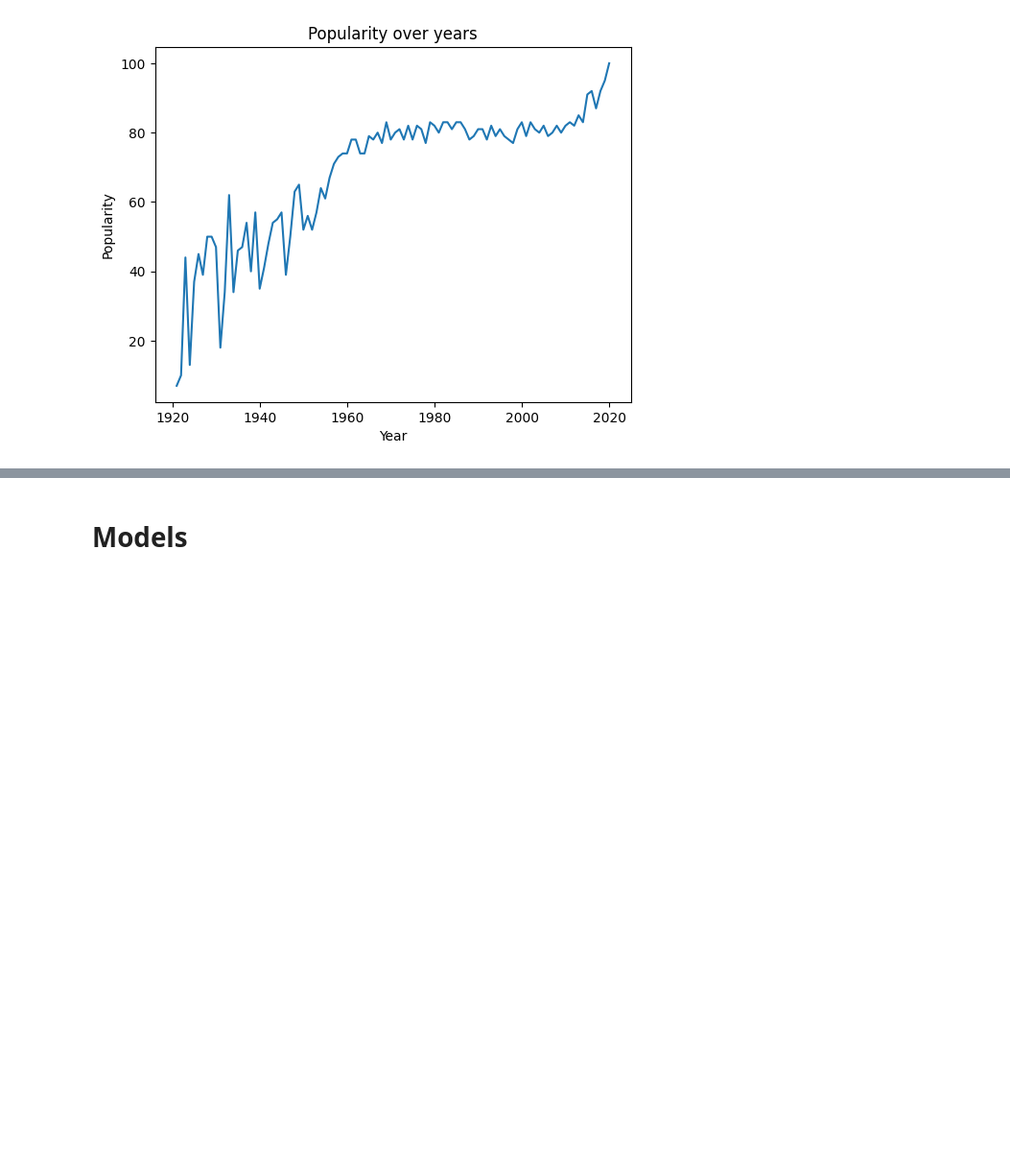
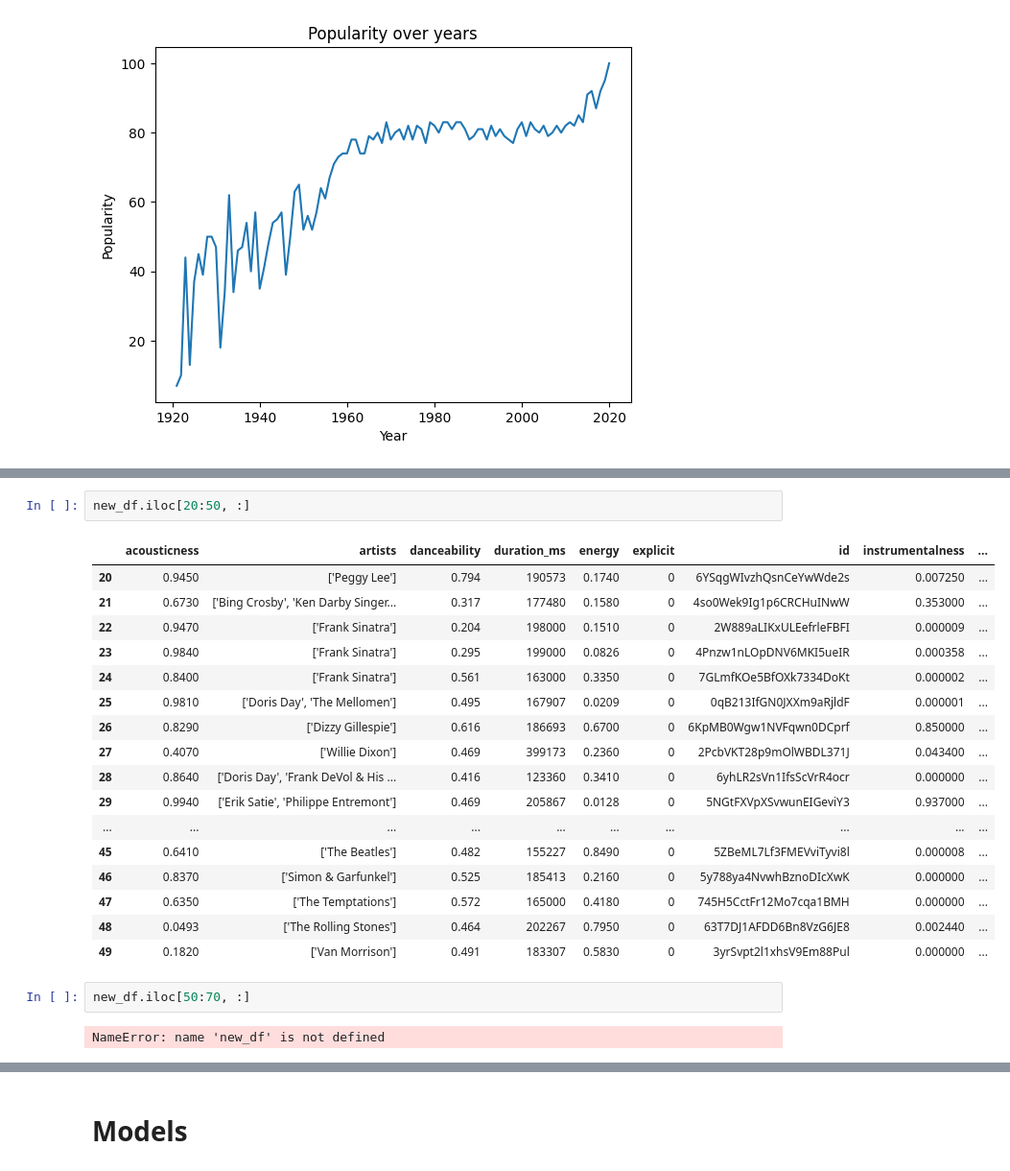
Before and after one commit to Manuela-AYO/DAProject2022, a Jupyter notebook: spotifyAnalysis.ipynb, the cells around one changed output, grey strips where cells are left out. Shown at 96% size. Cells and saved outputs as stored; diff of their text form; blank space fills up the shorter version.

```diff
--- a/spotifyAnalysis.ipynb
+++ b/spotifyAnalysis.ipynb
@@ -1113,0 +1103,24 @@ The model is bad because the coefficient of determination is negative.
+# %%
+new_df.iloc[20:50, :]
+# %% [output]
+|  | acousticness | artists | danceability | duration_ms | energy | explicit | id | instrumentalness | ... |
+| 20 | 0.9450 | ['Peggy Lee'] | 0.794 | 190573 | 0.1740 | 0 | 6YSqgWIvzhQsnCeYwWde2s | 0.007250 | ... |
+| 21 | 0.6730 | ['Bing Crosby', 'Ken Darby Singer... | 0.317 | 177480 | 0.1580 | 0 | 4so0Wek9Ig1p6CRCHuINwW | 0.353000 | ... |
+| 22 | 0.9470 | ['Frank Sinatra'] | 0.204 | 198000 | 0.1510 | 0 | 2W889aLIKxULEefrleFBFI | 0.000009 | ... |
+| 23 | 0.9840 | ['Frank Sinatra'] | 0.295 | 199000 | 0.0826 | 0 | 4Pnzw1nLOpDNV6MKI5ueIR | 0.000358 | ... |
+| 24 | 0.8400 | ['Frank Sinatra'] | 0.561 | 163000 | 0.3350 | 0 | 7GLmfKOe5BfOXk7334DoKt | 0.000002 | ... |
+| 25 | 0.9810 | ['Doris Day', 'The Mellomen'] | 0.495 | 167907 | 0.0209 | 0 | 0qB213IfGN0JXXm9aRjldF | 0.000001 | ... |
+| 26 | 0.8290 | ['Dizzy Gillespie'] | 0.616 | 186693 | 0.6700 | 0 | 6KpMB0Wgw1NVFqwn0DCprf | 0.850000 | ... |
+| 27 | 0.4070 | ['Willie Dixon'] | 0.469 | 399173 | 0.2360 | 0 | 2PcbVKT28p9mOlWBDL371J | 0.043400 | ... |
+| 28 | 0.8640 | ['Doris Day', 'Frank DeVol & His ... | 0.416 | 123360 | 0.3410 | 0 | 6yhLR2sVn1IfsScVrR4ocr | 0.000000 | ... |
+| 29 | 0.9940 | ['Erik Satie', 'Philippe Entremont'] | 0.469 | 205867 | 0.0128 | 0 | 5NGtFXVpXSvwunEIGeviY3 | 0.937000 | ... |
+| ... | ... | ... | ... | ... | ... | ... | ... | ... | ... |
+| 45 | 0.6410 | ['The Beatles'] | 0.482 | 155227 | 0.8490 | 0 | 5ZBeML7Lf3FMEVviTyvi8l | 0.000008 | ... |
+| 46 | 0.8370 | ['Simon & Garfunkel'] | 0.525 | 185413 | 0.2160 | 0 | 5y788ya4NvwhBznoDIcXwK | 0.000000 | ... |
+| 47 | 0.6350 | ['The Temptations'] | 0.572 | 165000 | 0.4180 | 0 | 745H5CctFr12Mo7cqa1BMH | 0.000000 | ... |
+| 48 | 0.0493 | ['The Rolling Stones'] | 0.464 | 202267 | 0.7950 | 0 | 63T7DJ1AFDD6Bn8VzG6JE8 | 0.002440 | ... |
+| 49 | 0.1820 | ['Van Morrison'] | 0.491 | 183307 | 0.5830 | 0 | 3yrSvpt2l1xhsV9Em88Pul | 0.000000 | ... |
+# %%
+new_df.iloc[50:70, :]
+# %% [output]
+NameError: name 'new_df' is not defined
```
Also changed, not shown: parts of 12 cells of this notebook.
